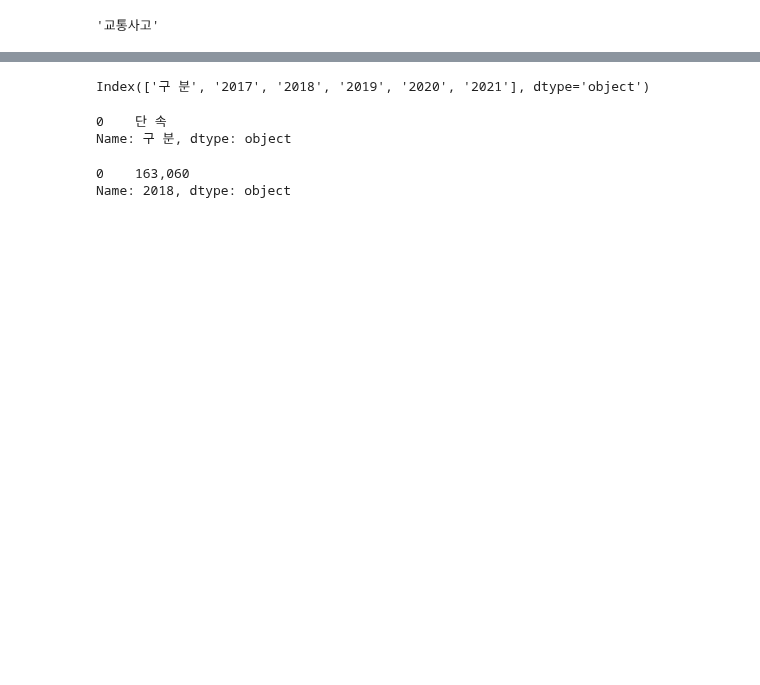
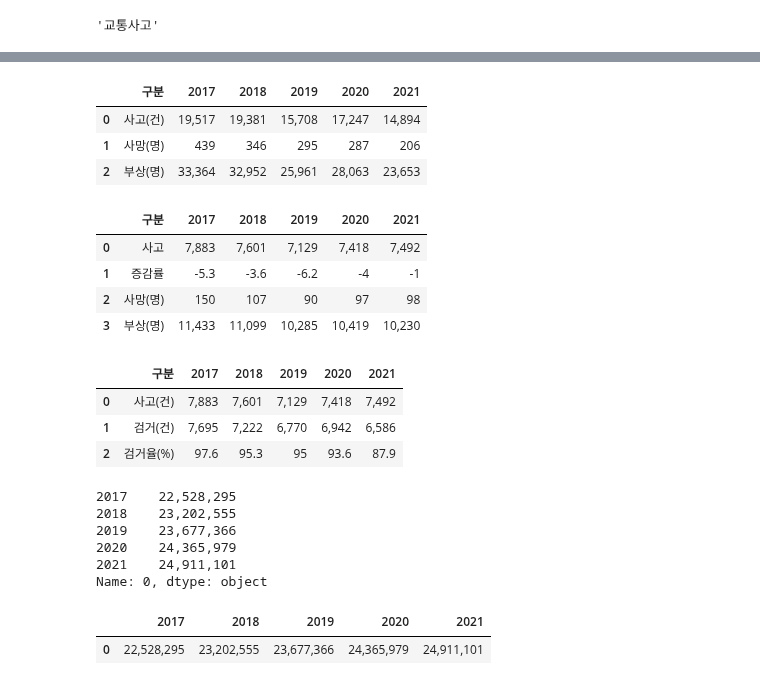
Before and after one commit to HoJin1014/KNU-BIGDATA-study, a Jupyter notebook: livingrab/ex_accident.ipynb, the cells around one changed output, grey strips where cells are left out. Cells and saved outputs as stored; diff of their text form; code cells hidden in the pictures; blank space fills up the shorter version.

```diff
--- a/livingrab/ex_accident.ipynb
+++ b/livingrab/ex_accident.ipynb
@@ -195,14 +182,22 @@ df1
-# %%
-df.columns
-# %% [output]
-Index(['구 분', '2017', '2018', '2019', '2020', '2021'], dtype='object')
-# %%
-df['구 분']
-# %% [output]
-0    단 속
-Name: 구 분, dtype: object
-# %%
-df['2018']
-# %% [output]
-0    163,060
-Name: 2018, dtype: object
+# %%
+df2
+# %% [output]
+|  | 구분 | 2017 | 2018 | 2019 | 2020 | 2021 |
+| 0 | 사고(건) | 19,517 | 19,381 | 15,708 | 17,247 | 14,894 |
+| 1 | 사망(명) | 439 | 346 | 295 | 287 | 206 |
+| 2 | 부상(명) | 33,364 | 32,952 | 25,961 | 28,063 | 23,653 |
+# %%
+df3
+# %% [output]
+|  | 구분 | 2017 | 2018 | 2019 | 2020 | 2021 |
+| 0 | 사고 | 7,883 | 7,601 | 7,129 | 7,418 | 7,492 |
+| 1 | 증감률 | -5.3 | -3.6 | -6.2 | -4 | -1 |
+| 2 | 사망(명) | 150 | 107 | 90 | 97 | 98 |
+| 3 | 부상(명) | 11,433 | 11,099 | 10,285 | 10,419 | 10,230 |
+# %%
+df4
+# %% [output]
+|  | 구분 | 2017 | 2018 | 2019 | 2020 | 2021 |
+| 0 | 사고(건) | 7,883 | 7,601 | 7,129 | 7,418 | 7,492 |
+| 1 | 검거(건) | 7,695 | 7,222 | 6,770 | 6,942 | 6,586 |
+| 2 | 검거율(%) | 97.6 | 95.3 | 95 | 93.6 | 87.9 |
@@ -208,0 +206,9 @@ Name: 2018, dtype: object
+# %%
+df.iloc[0,1:]
+# %% [output]
+2017    22,528,295
+2018    23,202,555
+2019    23,677,366
+2020    24,365,979
+2021    24,911,101
+Name: 0, dtype: object
@@ -208,0 +221,5 @@ Name: 2018, dtype: object
+# %%
+df.iloc[:,1:]
+# %% [output]
+|  | 2017 | 2018 | 2019 | 2020 | 2021 |
+| 0 | 22,528,295 | 23,202,555 | 23,677,366 | 24,365,979 | 24,911,101 |
```
Also changed, not shown: parts of 18 cells of this notebook.
